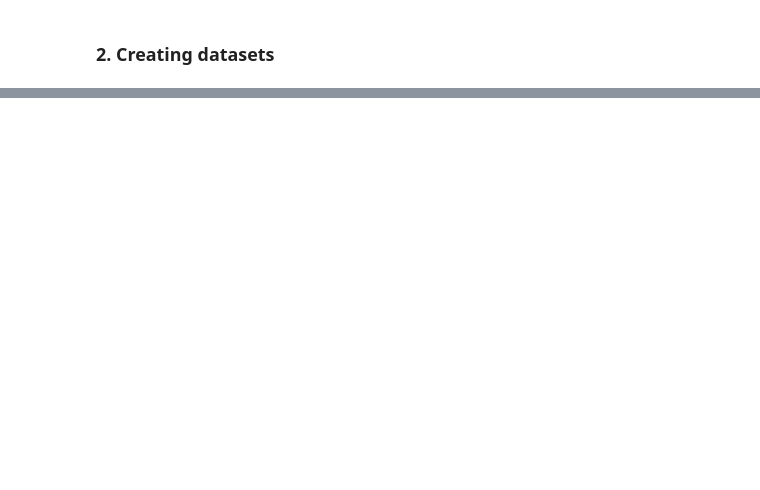
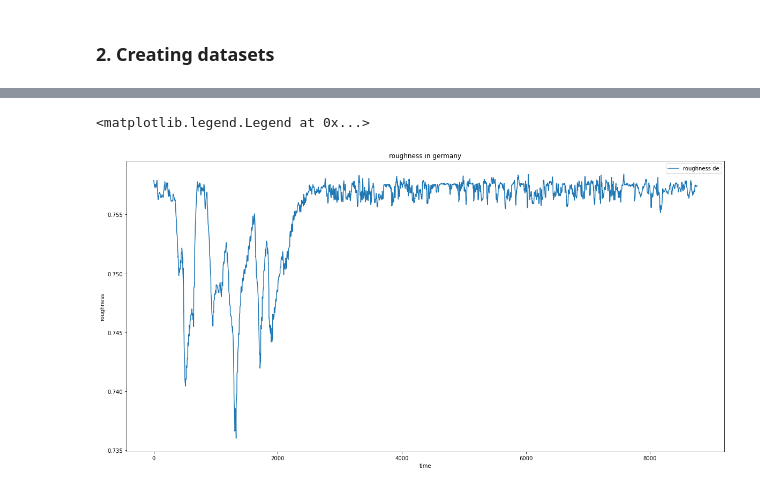
Before and after one commit to fitzthomas/ma_probabilistic_forecasts, a Jupyter notebook: era5_to_capfacts.ipynb, the cells around one changed output, grey strips where cells are left out. Drawn from its saved outputs; the diff is of its cells as text; code cells hidden in the pictures; blank space fills up the shorter version.

```diff
--- a/era5_to_capfacts.ipynb
+++ b/era5_to_capfacts.ipynb
@@ -343,0 +397,11 @@ plt.legend()
+# %%
+roughness_de = ds["roughness"].sel(region="DE0 0 on")
+plt.figure(figsize=(20,10))
+plt.plot(roughness_de, label="roughness de")
+plt.xlabel("time")
+plt.ylabel("roughness")
+plt.title("roughness in germany")
+plt.legend()
+# %% [output]
+<matplotlib.legend.Legend at 0x...>
+[figure, added]
```
Also changed, not shown: parts of 11 cells of this notebook.
